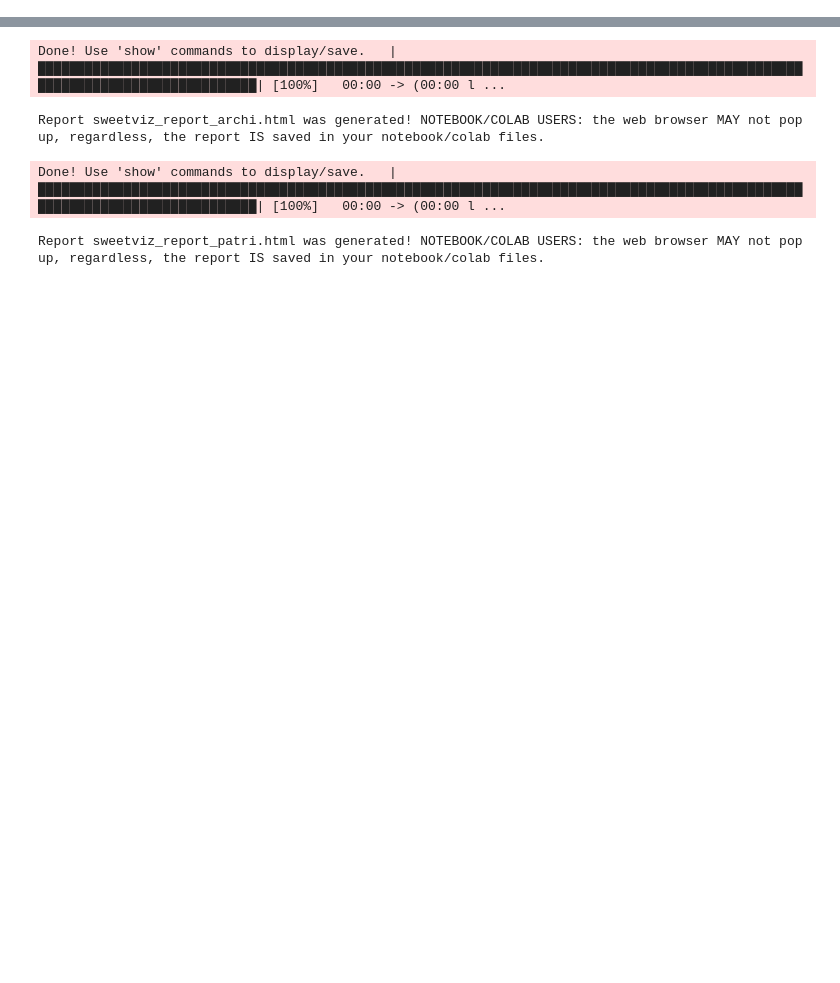
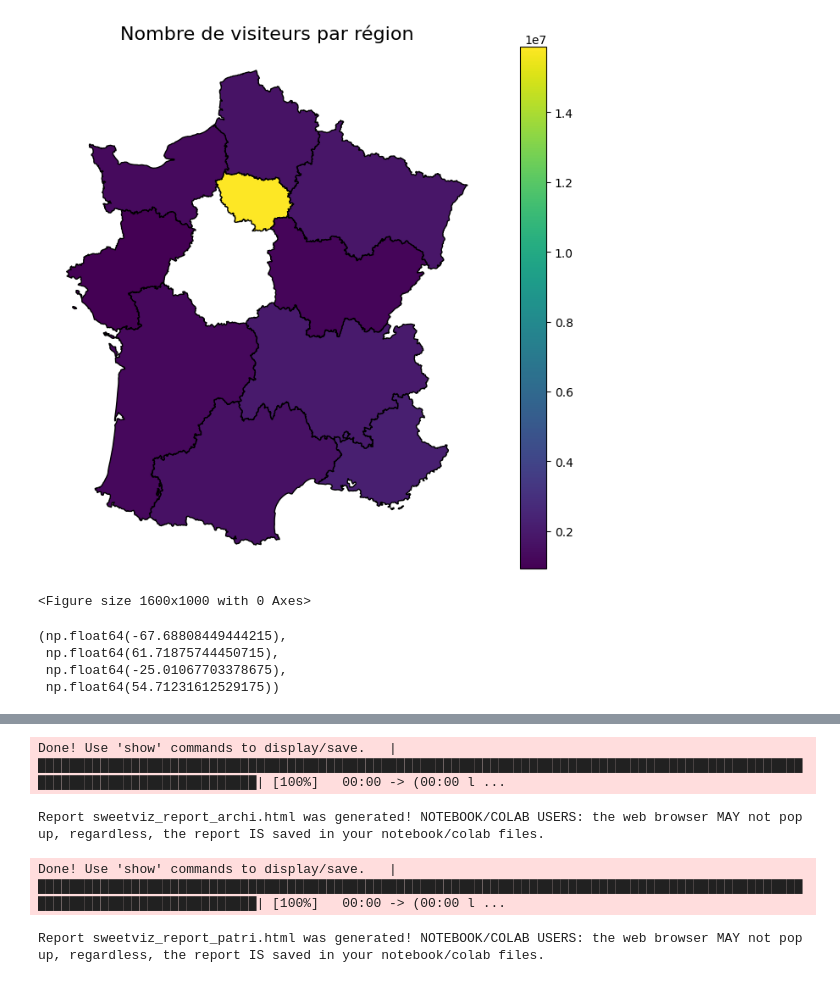
Before and after one commit to SandraRiner/offre_culturelle, a Jupyter notebook: notebook/dataexploration.ipynb, the cells around one changed output, grey strips where cells are left out. Cells and saved outputs as stored; diff of their text form; code cells hidden in the pictures; blank space fills up the shorter version.

```diff
--- a/notebook/dataexploration.ipynb
+++ b/notebook/dataexploration.ipynb
@@ -41,0 +197,15 @@ df_archi.head(2)
+# %%
+
+# Uniformiser noms régions pour merge
+df_recent['region'] = df_recent['region'].str.strip().str.upper()
+# %%
+# Agréger fréquentation par région
+agg_region = df_recent.groupby('region', as_index=False)['total'].sum()
+agg_region.rename(columns={'total': 'visiteurs'}, inplace=True)
+# %%
+# Fusion géo + fréquentation
+gdf_merged = gdf_regions.merge(agg_region, left_on='nom', right_on='region', how='left')
+gdf_merged['visiteurs'] = gdf_merged['visiteurs'].fillna(0)
+# %%
+# Top 10 régions les plus visitées
+top10 = gdf_merged.nlargest(10, 'visiteurs')
@@ -41,0 +221,49 @@ df_archi.head(2)
+# %%
+import geopandas as gpd
+import matplotlib.pyplot as plt
+
+# Si ton dataframe est déjà un GeoDataFrame
+gdf = top10  # ou gpd.GeoDataFrame(df)
+
+# Création du plot
+fig, ax = plt.subplots(figsize=(10, 8))
+gdf.plot(
+    column='visiteurs',
+    cmap='viridis',         # palette très contrastée
+    legend=True,
+    edgecolor='black',      # contours noirs
+    linewidth=1,            # un peu plus épais
+    ax=ax
+)
+
+ax.set_title("Nombre de visiteurs par région", fontsize=16)
+ax.axis('off')  # cacher les axes
+plt.show()
+# %% [output]
+[figure, added]
+# %%
+
+# Setup figure avec GridSpec (carte + bar chart)
+fig = plt.figure(figsize=(16, 10))
+gs = gridspec.GridSpec(1, 2, width_ratios=[3, 1], wspace=0.3)
+# %% [output]
+<Figure size 1600x1000 with 0 Axes>
+# %%
+# Carte choroplèthe
+ax_map = fig.add_subplot(gs[0])
+gdf_merged.plot(
+    column='visiteurs',
+    cmap='YlGnBu',
+    linewidth=0.8,
+    edgecolor='0.8',
+    ax=ax_map,
+    legend=True,
+    legend_kwds={'label': f'Visiteurs musées en {annee_recente}', 'orientation': 'vertical'}
+)
+ax_map.set_title(f'Fréquentation des musées par région en {annee_recente}', fontsize=18, fontweight='bold')
+ax_map.axis('off')
+# %% [output]
+(np.float64(-67.68808449444215),
+ np.float64(61.71875744450715),
+ np.float64(-25.01067703378675),
+ np.float64(54.71231612529175))
```
Also changed, not shown: parts of 48 cells of this notebook, 8 other files.
